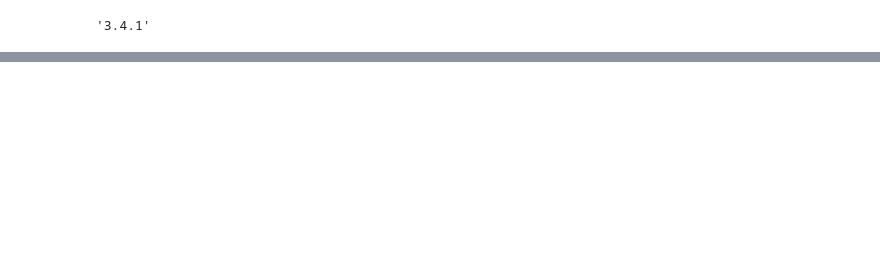
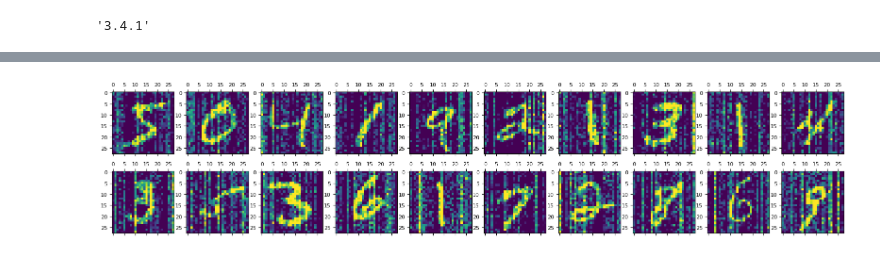
Before and after one commit to acts701/Audio, a Jupyter notebook: 241028_AE.ipynb, the cells around one changed output, grey strips where cells are left out. Cells and saved outputs as stored; diff of their text form; code cells hidden in the pictures; blank space fills up the shorter version.

```diff
--- a/241028_AE.ipynb
+++ b/241028_AE.ipynb
@@ -292,0 +308,10 @@ plt.show()
+# %%
+fig, axs = plt.subplots(2,10,figsize=(20,4))
+n=0
+for i in range(0,2):
+    for j in range(0,10):
+        axs[i,j].matshow(x_train_n[n].reshape(28,28))
+        n=n+1
+plt.show()
+# %% [output]
+[figure, added]
```
Also changed, not shown: parts of 24 cells of this notebook.
